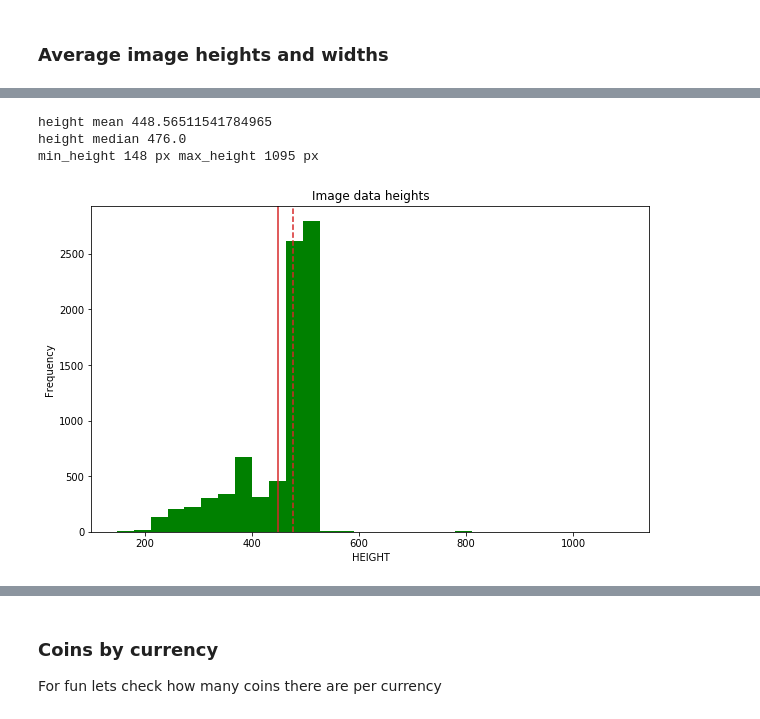
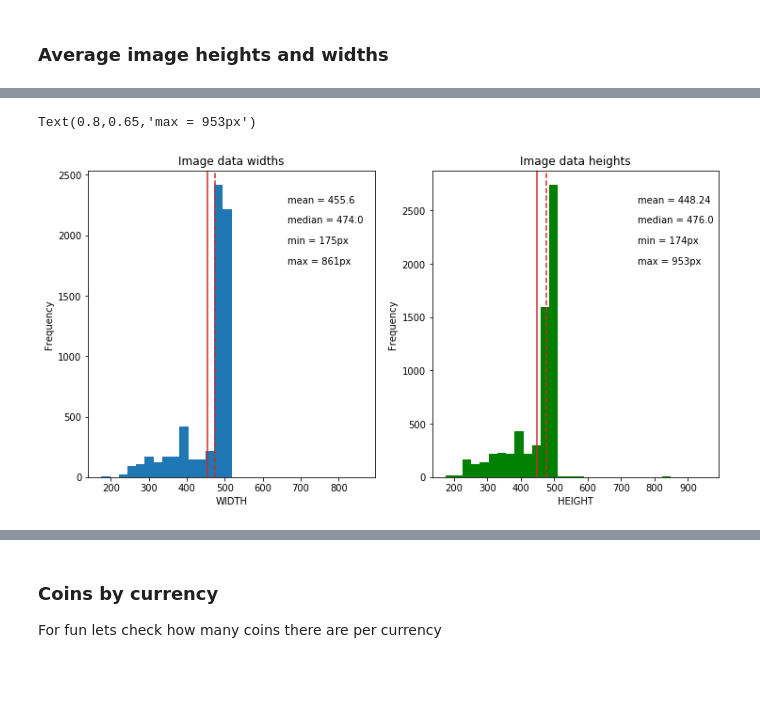
Before and after one commit to wanderdust/coin-cnn, a Jupyter notebook: data_visualize.ipynb, the cells around one changed output, grey strips where cells are left out. Drawn from its saved outputs; the diff is of its cells as text; code cells hidden in the pictures; blank space fills up the shorter version.

```diff
--- a/data_visualize.ipynb
+++ b/data_visualize.ipynb
@@ -130,16 +116,29 @@ min_width 175 px , max_width 175 px
-# %%
-coins_data.image_height.plot(kind="hist", bins=30, color='green', figsize=(10,6))
-plt.axvline(coins_data.image_height.mean(), c="C3")
-plt.axvline(coins_data.image_height.median(), c="C3", linestyle="--")
-plt.title("Image data heights")
-
-plt.xlabel("HEIGHT")
-print("height mean", coins_data.image_height.mean())
-print("height median", coins_data.image_height.median())
-print("min_height", coins_data.image_height.min(), "px", "max_height", coins_data.image_height.max(), "px")
-# %% [output]
-height mean 448.56511541784965
-height median 476.0
-min_height 148 px max_height 1095 px
-[figure, removed]
+# %%
+
+plt.subplot(1, 2, 1)
+coins_data.image_width.plot(kind="hist", bins=30)
+plt.axvline(coins_data.image_width.mean(), c="C3")
+plt.axvline(coins_data.image_width.median(), c="C3", linestyle="--")
+plt.xlabel("WIDTH")
+plt.title("Image data widths")
+plt.figtext(.37, .8, "mean = {}".format(round(coins_data.image_width.mean(), 2)))
+plt.figtext(.37, .75, "median = {}".format(round(coins_data.image_width.median(),2)))
+plt.figtext(.37, .7, "min = {}px".format(coins_data.image_width.min()))
+plt.figtext(.37, .65, "max = {}px".format(coins_data.image_width.max()))
+
+
+
+plt.subplot(1, 2, 2)
+coins_data.image_height.plot(kind="hist", bins=30, color='green')
+plt.axvline(coins_data.image_height.mean(), c="C3")
+plt.axvline(coins_data.image_height.median(), c="C3", linestyle="--")
+plt.title("Image data heights")
+plt.xlabel("HEIGHT")
+plt.figtext(.8, .8, "mean = {}".format(round(coins_data.image_height.mean(), 2)))
+plt.figtext(.8, .75, "median = {}".format(round(coins_data.image_height.median(),2)))
+plt.figtext(.8, .7, "min = {}px".format(coins_data.image_height.min()))
+plt.figtext(.8, .65, "max = {}px".format(coins_data.image_height.max()))
+# %% [output]
+Text(0.8,0.65,'max = 953px')
+[figure, added]
 # %%
```
Also changed, not shown: parts of 9 cells of this notebook, 1 other file.
